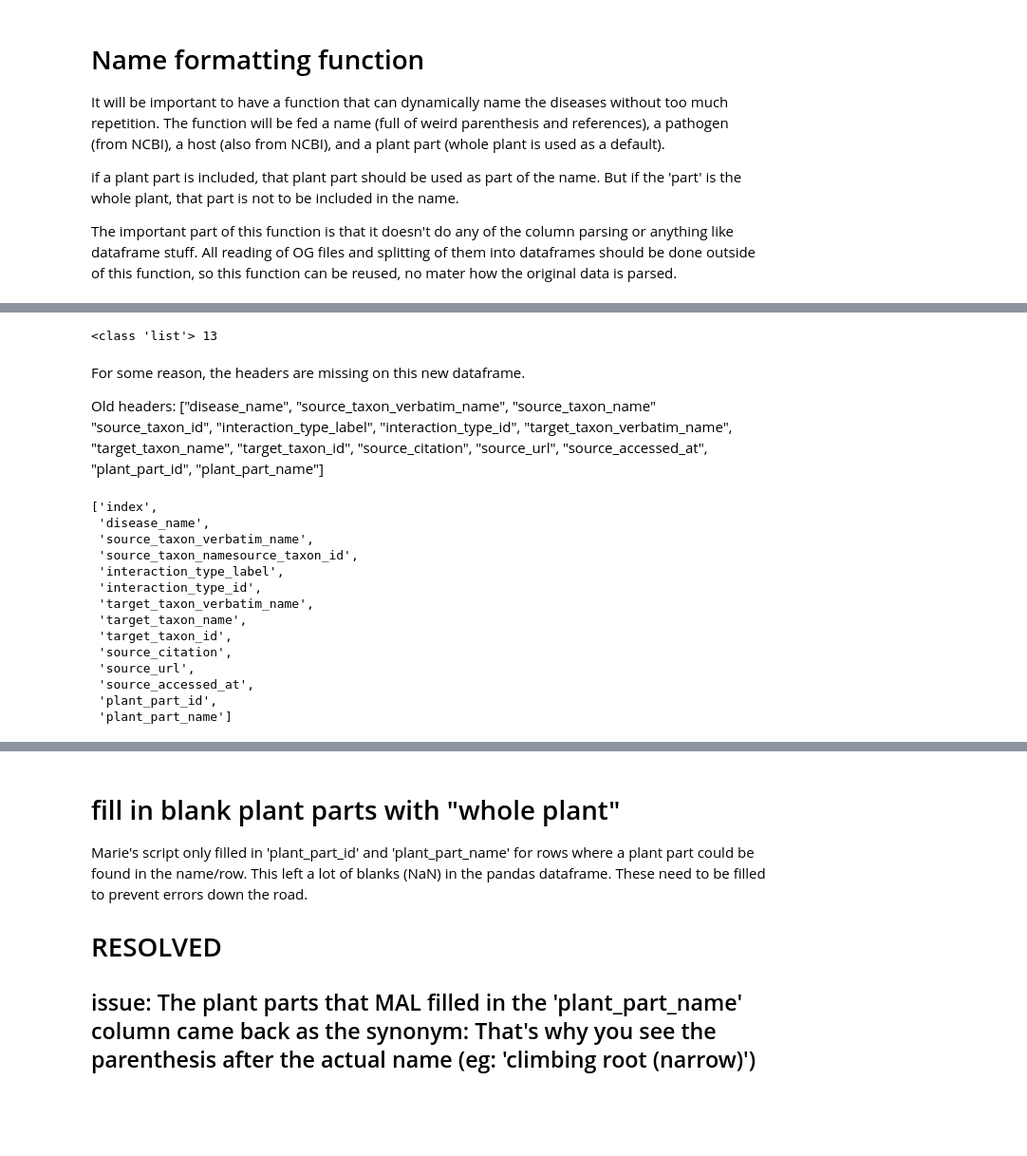
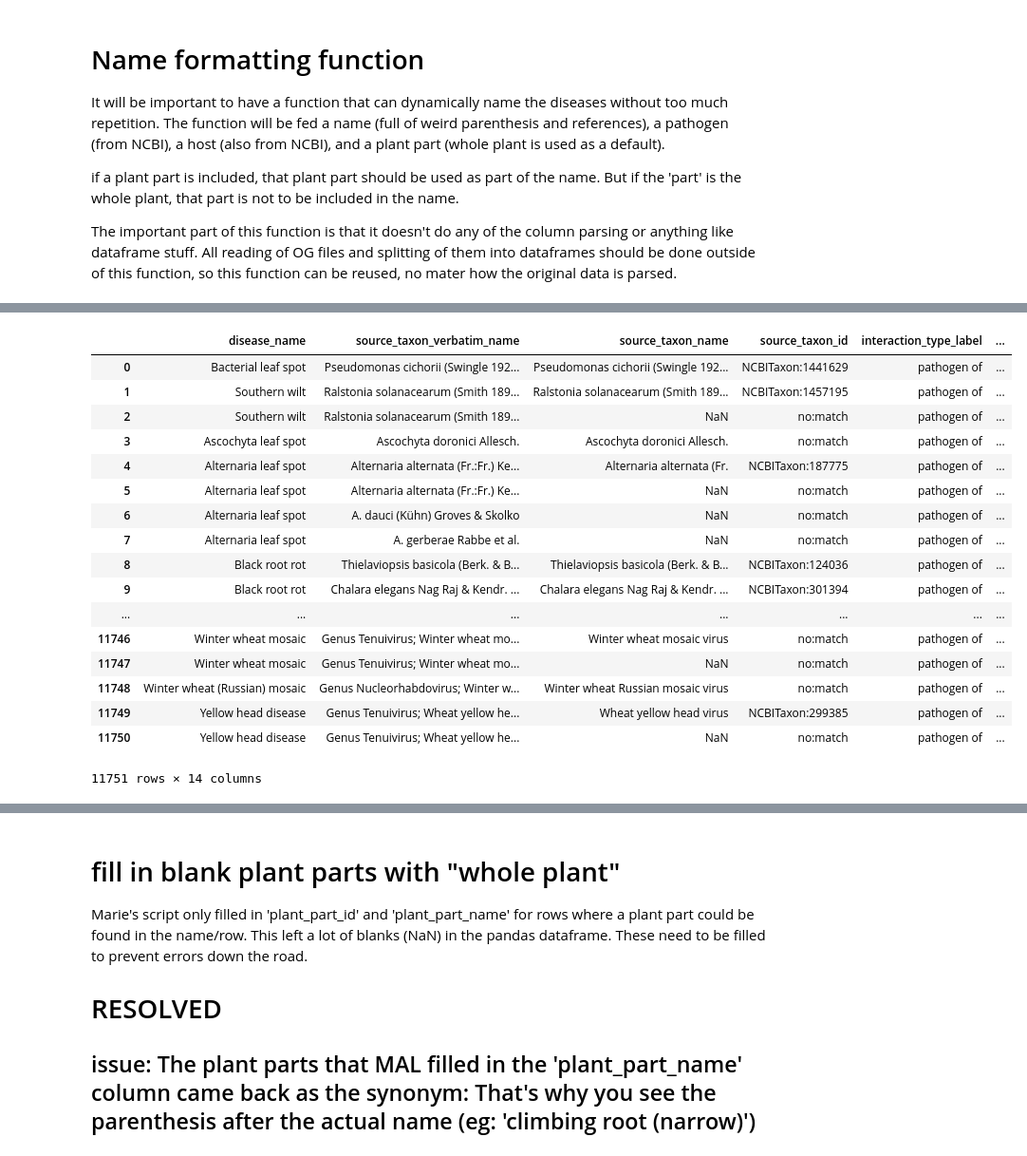
Before and after one commit to Planteome/plant-stress-ontology, a Jupyter notebook: src/ontology/patternapply/APS_scrape_to_DP.ipynb, the cells around one changed output, grey strips where cells are left out. Shown at 95% size. Drawn from its saved outputs; the diff is of its cells as text; code cells hidden in the pictures; blank space fills up the shorter version.

```diff
--- a/src/ontology/patternapply/APS_scrape_to_DP.ipynb
+++ b/src/ontology/patternapply/APS_scrape_to_DP.ipynb
@@ -138,38 +155,32 @@ other = 0
-# %%
-column_headers = ["disease_name", "source_taxon_verbatim_name", "source_taxon_name" "source_taxon_id", "interaction_type_label", "interaction_type_id", "target_taxon_verbatim_name", "target_taxon_name", "target_taxon_id", "source_citation", "source_url", "source_accessed_at", "plant_part_id", "plant_part_name"]
-print(type(column_headers),len(column_headers))
-# %% [output]
-<class 'list'> 13
 # %%
 # df = pd.read_csv(raw_scrape_file, sep='\t', header=None, names=column_headers)
 # df1 = pd.read_csv(raw_scrape_file, sep='\t', header=None)
-column_headers_plus_index = column_headers = ["index", "disease_name", "source_taxon_verbatim_name", "source_taxon_name" "source_taxon_id", "interaction_type_label", "interaction_type_id", "target_taxon_verbatim_name", "target_taxon_name", "target_taxon_id", "source_citation", "source_url", "source_accessed_at", "plant_part_id", "plant_part_name"]
-df = pd.read_csv(raw_scrape_file, sep='\t', header=None, names=column_headers_plus_index)
-
-# df1.columns = column_headers
-# print(len(list(df)),'\n\n\n', len(list(df1)))
-# pandas uses the first column as an index, so the first one is indexed on "disease_name"
-# print(list(df),'\n\n\n', list(df1))
+column_headers_plus_index = ["index", "disease_name", "source_taxon_verbatim_name", "source_taxon_name", "source_taxon_id", "interaction_type_label", "interaction_type_id", "target_taxon_verbatim_name", "target_taxon_name", "target_taxon_id", "source_citation", "source_url", "source_accessed_at", "plant_part_id", "plant_part_name"]
+# df = pd.read_csv(raw_scrape_file, sep='\t', header=None, names=column_headers_plus_index)
+df = pd.read_csv(raw_scrape_file, sep='\t', header=None, skiprows=1, names=clean_headers)
+# check the headers
+list(df)
+# print(df.ix[0])
+df
+# %% [output]
+|  | disease_name | source_taxon_verbatim_name | source_taxon_name | source_taxon_id | interaction_type_label | ... |
+| 0 | Bacterial leaf spot | Pseudomonas cichorii (Swingle 192... | Pseudomonas cichorii (Swingle 192... | NCBITaxon:1441629 | pathogen of | ... |
+| 1 | Southern wilt | Ralstonia solanacearum (Smith 189... | Ralstonia solanacearum (Smith 189... | NCBITaxon:1457195 | pathogen of | ... |
+| 2 | Southern wilt | Ralstonia solanacearum (Smith 189... | NaN | no:match | pathogen of | ... |
+| 3 | Ascochyta leaf spot | Ascochyta doronici Allesch. | Ascochyta doronici Allesch. | no:match | pathogen of | ... |
+| 4 | Alternaria leaf spot | Alternaria alternata (Fr.:Fr.) Ke... | Alternaria alternata (Fr. | NCBITaxon:187775 | pathogen of | ... |
+| 5 | Alternaria leaf spot | Alternaria alternata (Fr.:Fr.) Ke... | NaN | no:match | pathogen of | ... |
+| 6 | Alternaria leaf spot | A. dauci (Kühn) Groves & Skolko | NaN | no:match | pathogen of | ... |
+| 7 | Alternaria leaf spot | A. gerberae Rabbe et al. | NaN | no:match | pathogen of | ... |
+| 8 | Black root rot | Thielaviopsis basicola (Berk. & B... | Thielaviopsis basicola (Berk. & B... | NCBITaxon:124036 | pathogen of | ... |
+| 9 | Black root rot | Chalara elegans Nag Raj & Kendr. ... | Chalara elegans Nag Raj & Kendr. ... | NCBITaxon:301394 | pathogen of | ... |
+| ... | ... | ... | ... | ... | ... | ... |
+| 11746 | Winter wheat mosaic | Genus Tenuivirus; Winter wheat mo... | Winter wheat mosaic virus | no:match | pathogen of | ... |
+| 11747 | Winter wheat mosaic | Genus Tenuivirus; Winter wheat mo... | NaN | no:match | pathogen of | ... |
+| 11748 | Winter wheat (Russian) mosaic | Genus Nucleorhabdovirus; Winter w... | Winter wheat Russian mosaic virus | no:match | pathogen of | ... |
+| 11749 | Yellow head disease | Genus Tenuivirus; Wheat yellow he... | Wheat yellow head virus | NCBITaxon:299385 | pathogen of | ... |
+| 11750 | Yellow head disease | Genus Tenuivirus; Wheat yellow he... | NaN | no:match | pathogen of | ... |
+11751 rows × 14 columns
-# %% [markdown]
-For some reason, the headers are missing on this new dataframe.
-
-Old headers:  ["disease_name", "source_taxon_verbatim_name", "source_taxon_name"	"source_taxon_id", "interaction_type_label", "interaction_type_id", "target_taxon_verbatim_name", "target_taxon_name", "target_taxon_id", "source_citation", "source_url", "source_accessed_at", "plant_part_id", "plant_part_name"]
 # %%
-list(df)
-#
-# print(df['disease_name'])
+print(df['source_taxon_verbatim_name'])
+print(df['source_taxon_name'])
-# %% [output]
-['index',
- 'disease_name',
- 'source_taxon_verbatim_name',
- 'source_taxon_namesource_taxon_id',
- 'interaction_type_label',
- 'interaction_type_id',
- 'target_taxon_verbatim_name',
- 'target_taxon_name',
- 'target_taxon_id',
- 'source_citation',
- 'source_url',
- 'source_accessed_at',
- 'plant_part_id',
- 'plant_part_name']
```
Also changed, not shown: parts of 40 cells of this notebook, 3 other files.
